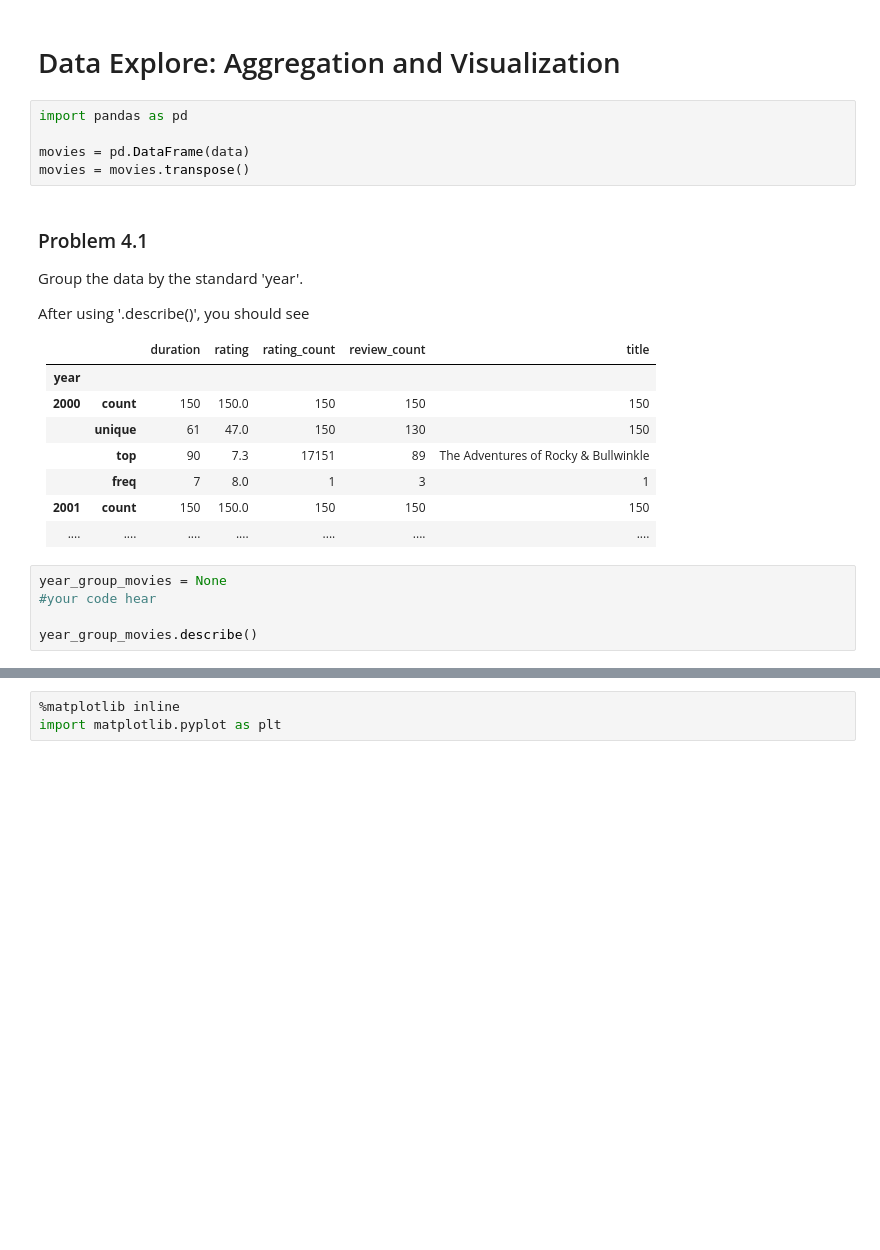
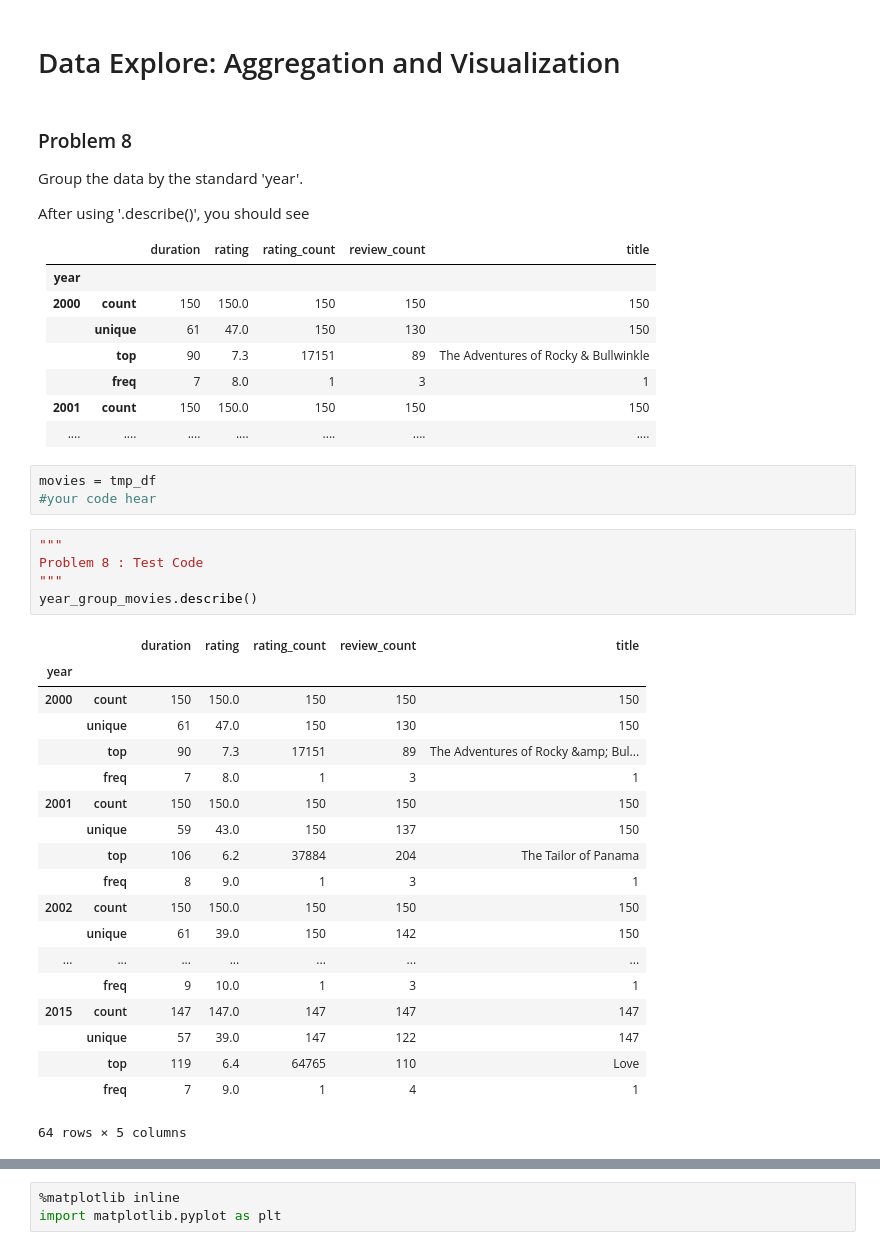
Before and after one commit to MadisonYuu/cose471_2016, a Jupyter notebook: HW1.ipynb, the cells around one changed output, grey strips where cells are left out. Cells and saved outputs as stored; diff of their text form; blank space fills up the shorter version.

```diff
--- a/HW1.ipynb
+++ b/HW1.ipynb
@@ -293,12 +453,7 @@ data = json.loads(c)
 # %% [markdown]
 # Data Explore: Aggregation and Visualization
-# %%
-import pandas as pd
-
-movies = pd.DataFrame(data)
-movies = movies.transpose()
 # %% [markdown]
-### Problem 4.1
+### Problem 8
 
 Group the data by the standard 'year'.
 
@@ -314,8 +469,31 @@ After using '.describe()', you should see
 |__2001__| __count__ | 150 | 150.0 | 150 | 150|150|
 |....|....|....|....|....|....|....|
 # %%
-year_group_movies = None
+movies = tmp_df
 #your code hear
-
-year_group_movies.describe()
+# %%
+"""
+Problem 8 : Test Code
+"""
+year_group_movies.describe()
+# %% [output]
+|  |  | duration | rating | rating_count | review_count | title |
+| year |  |  |  |  |  |  |
+| 2000 | count | 150 | 150.0 | 150 | 150 | 150 |
+|  | unique | 61 | 47.0 | 150 | 130 | 150 |
+|  | top | 90 | 7.3 | 17151 | 89 | The Adventures of Rocky &amp; Bul... |
+|  | freq | 7 | 8.0 | 1 | 3 | 1 |
+| 2001 | count | 150 | 150.0 | 150 | 150 | 150 |
+|  | unique | 59 | 43.0 | 150 | 137 | 150 |
+|  | top | 106 | 6.2 | 37884 | 204 | The Tailor of Panama |
+|  | freq | 8 | 9.0 | 1 | 3 | 1 |
+| 2002 | count | 150 | 150.0 | 150 | 150 | 150 |
+|  | unique | 61 | 39.0 | 150 | 142 | 150 |
+| ... | ... | ... | ... | ... | ... | ... |
+|  | freq | 9 | 10.0 | 1 | 3 | 1 |
+| 2015 | count | 147 | 147.0 | 147 | 147 | 147 |
+|  | unique | 57 | 39.0 | 147 | 122 | 147 |
+|  | top | 119 | 6.4 | 64765 | 110 | Love |
+|  | freq | 7 | 9.0 | 1 | 4 | 1 |
+64 rows × 5 columns
 # %% [markdown]
```
Also changed, not shown: parts of 66 cells of this notebook, 2 other files.
